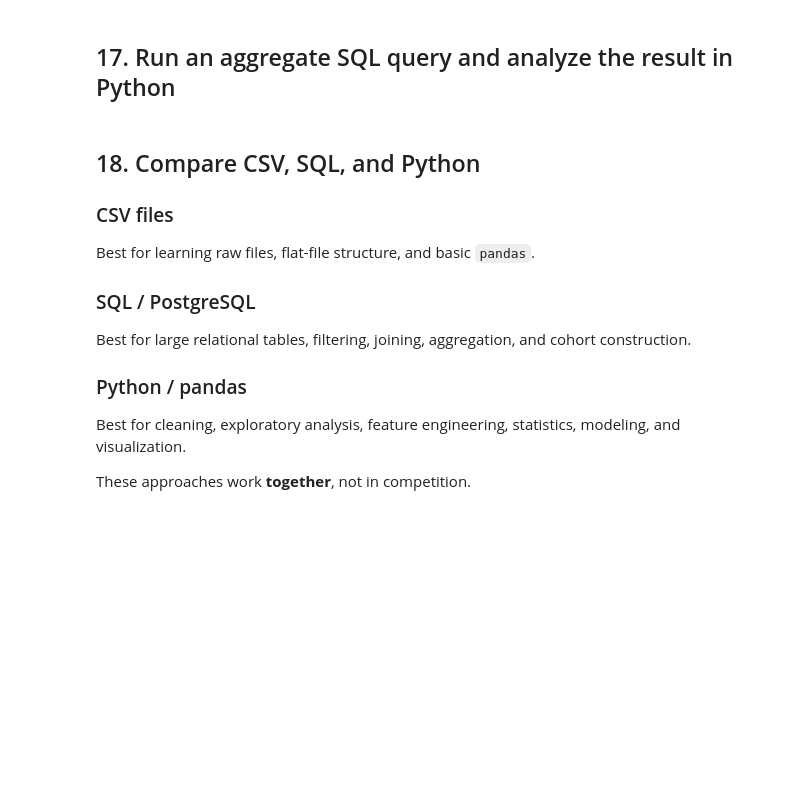
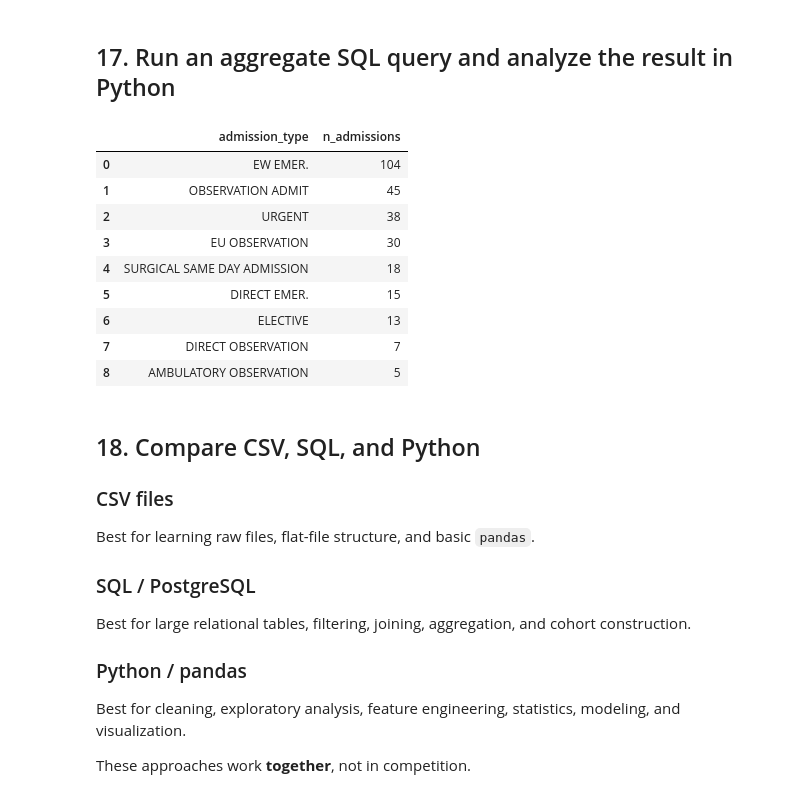
Before and after one commit to Health-informatics-Data-Analytics/hi5304-notebooks, a Jupyter notebook: learning/hi5312/notebooks/HI5312_MIMIC_IV_Getting_Started.ipynb, the cells around one changed output. Saved outputs shown, nothing was run; the diff lists cells and outputs as text; code cells hidden in the pictures; blank space fills up the shorter version.

```diff
--- a/learning/hi5312/notebooks/HI5312_MIMIC_IV_Getting_Started.ipynb
+++ b/learning/hi5312/notebooks/HI5312_MIMIC_IV_Getting_Started.ipynb
@@ -401,14 +493,20 @@ print("Database engine created.")
 # %%
-query = '''
+import pandas as pd
+from sqlalchemy import text
+
+query = text("""
 SELECT
     subject_id,
     hadm_id,
     admission_type,
     admittime,
     dischtime
-FROM mimiciv_hosp.admissions
+FROM hi5312_demo.admissions
 LIMIT 100;
-'''
+""")
 
-admissions_sql = pd.read_sql_query(query, engine)
-admissions_sql.head()
+with engine.connect() as conn:
+    admissions_sql = pd.read_sql_query(query, conn)
+
+# Inspect the DataFrame
+admissions_sql.info()
@@ -417,17 +526,33 @@ admissions_sql.info()
 # %% [markdown]
 ## 17. Run an aggregate SQL query and analyze the result in Python
 # %%
-query = '''
+import pandas as pd
+from sqlalchemy import text
+
+query = text("""
 SELECT
     admission_type,
     COUNT(*) AS n_admissions
-FROM mimiciv_hosp.admissions
+FROM hi5312_demo.admissions
 GROUP BY admission_type
 ORDER BY n_admissions DESC;
-'''
+""")
 
-admission_counts = pd.read_sql_query(query, engine)
-admission_counts
+with engine.connect() as conn:
+    admission_counts = pd.read_sql_query(query, conn)
+
+display(admission_counts)
+# %% [output]
+|  | admission_type | n_admissions |
+| 0 | EW EMER. | 104 |
+| 1 | OBSERVATION ADMIT | 45 |
+| 2 | URGENT | 38 |
+| 3 | EU OBSERVATION | 30 |
+| 4 | SURGICAL SAME DAY ADMISSION | 18 |
+| 5 | DIRECT EMER. | 15 |
+| 6 | ELECTIVE | 13 |
+| 7 | DIRECT OBSERVATION | 7 |
+| 8 | AMBULATORY OBSERVATION | 5 |
 # %% [markdown]
 ## 18. Compare CSV, SQL, and Python
 
```
Also changed, not shown: parts of 12 cells of this notebook.
